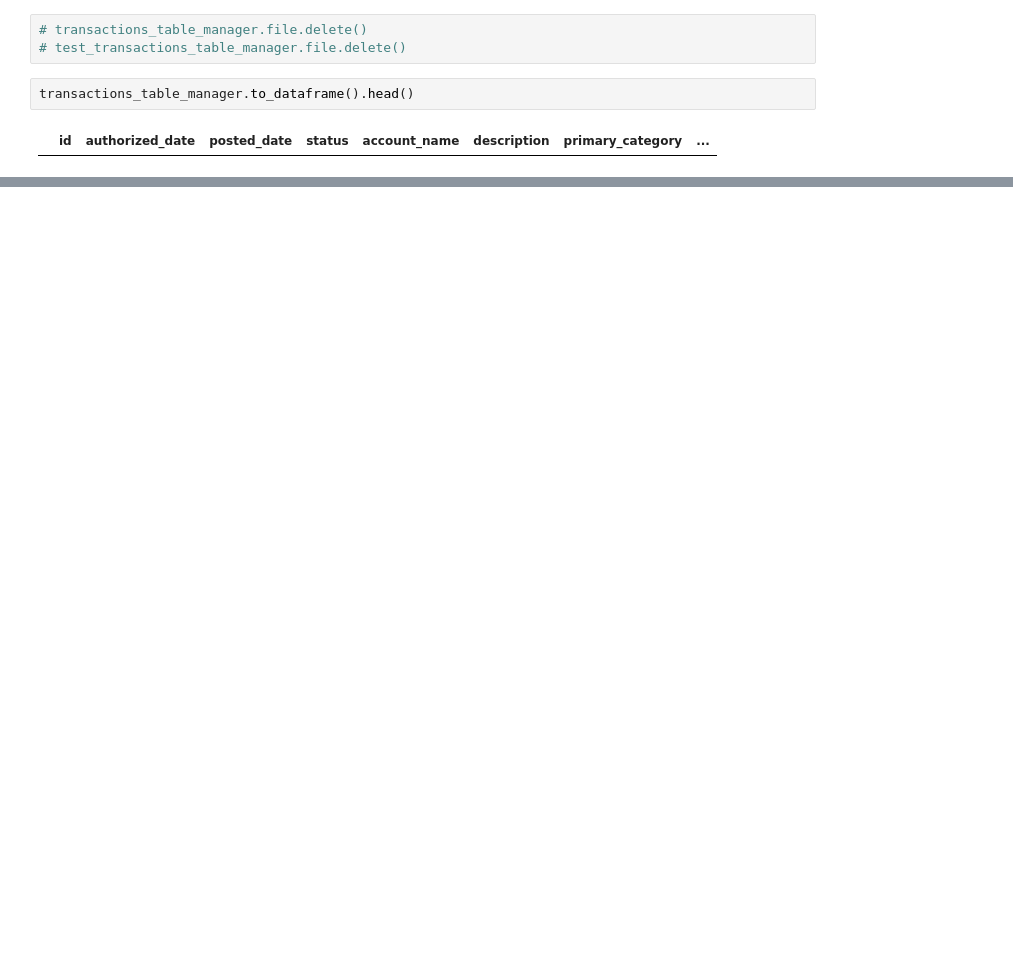
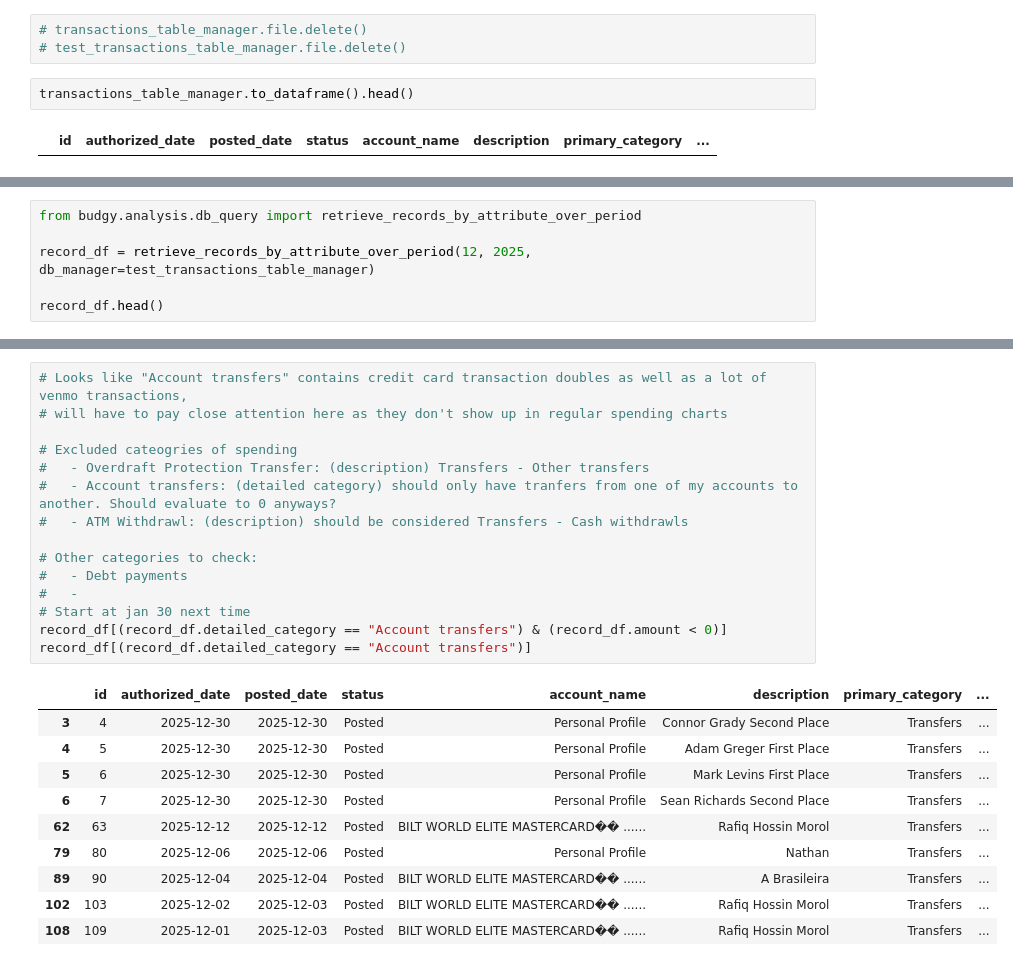
Before and after one commit to EliasRodkey/budgy, a Jupyter notebook: db_examiner.ipynb, the cells around one changed output, grey strips where cells are left out. Drawn from its saved outputs; the diff is of its cells as text; blank space fills up the shorter version.

```diff
--- a/db_examiner.ipynb
+++ b/db_examiner.ipynb
@@ -49,0 +65,6 @@ test_transactions_table_manager.to_dataframe().head()
+# %%
+from budgy.analysis.db_query import retrieve_records_by_attribute_over_period
+
+record_df = retrieve_records_by_attribute_over_period(12, 2025, db_manager=test_transactions_table_manager)
+
+record_df.head()
@@ -49,0 +116,26 @@ test_transactions_table_manager.to_dataframe().head()
+# %%
+# Looks like "Account transfers" contains credit card transaction doubles as well as a lot of venmo transactions,
+# will have to pay close attention here as they don't show up in regular spending charts
+
+# Excluded cateogries of spending
+#   - Overdraft Protection Transfer: (description) Transfers - Other transfers
+#   - Account transfers: (detailed category) should only have tranfers from one of my accounts to another. Should evaluate to 0 anyways?
+#   - ATM Withdrawl: (description) should be considered Transfers - Cash withdrawls
+
+# Other categories to check:
+#   - Debt payments
+#   -
+# Start at jan 30 next time
+record_df[(record_df.detailed_category == "Account transfers") & (record_df.amount < 0)]
+record_df[(record_df.detailed_category == "Account transfers")]
+# %% [output]
+|  | id | authorized_date | posted_date | status | account_name | description | primary_category | ... |
+| 3 | 4 | 2025-12-30 | 2025-12-30 | Posted | Personal Profile | Connor Grady Second Place | Transfers | ... |
+| 4 | 5 | 2025-12-30 | 2025-12-30 | Posted | Personal Profile | Adam Greger First Place | Transfers | ... |
+| 5 | 6 | 2025-12-30 | 2025-12-30 | Posted | Personal Profile | Mark Levins First Place | Transfers | ... |
+| 6 | 7 | 2025-12-30 | 2025-12-30 | Posted | Personal Profile | Sean Richards Second Place | Transfers | ... |
+| 62 | 63 | 2025-12-12 | 2025-12-12 | Posted | BILT WORLD ELITE MASTERCARD�� ...... | Rafiq Hossin Morol | Transfers | ... |
+| 79 | 80 | 2025-12-06 | 2025-12-06 | Posted | Personal Profile | Nathan | Transfers | ... |
+| 89 | 90 | 2025-12-04 | 2025-12-04 | Posted | BILT WORLD ELITE MASTERCARD�� ...... | A Brasileira | Transfers | ... |
+| 102 | 103 | 2025-12-02 | 2025-12-03 | Posted | BILT WORLD ELITE MASTERCARD�� ...... | Rafiq Hossin Morol | Transfers | ... |
+| 108 | 109 | 2025-12-01 | 2025-12-03 | Posted | BILT WORLD ELITE MASTERCARD�� ...... | Rafiq Hossin Morol | Transfers | ... |
```
Also changed, not shown: parts of 9 cells of this notebook, 5 other files.
